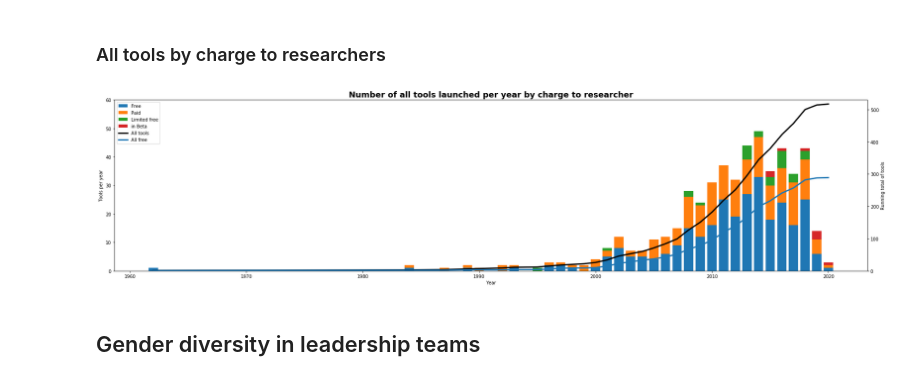
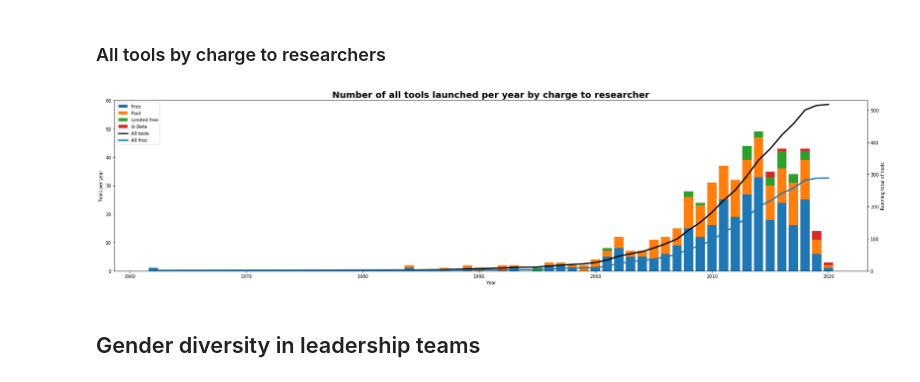
Before and after one commit to sagepublishing/sage_tools_social_science, a Jupyter notebook: data/tools_analysis.ipynb, the cells around one changed output. Cells and saved outputs as stored; diff of their text form; code cells hidden in the pictures.

Commit message:
adding all tools update
figures and text

```diff
--- a/data/tools_analysis.ipynb
+++ b/data/tools_analysis.ipynb
@@ -118,35 +118,35 @@ pivot_charge_totals['all'] = pivot_charge_totals.sum(axis=1)
 
 fig1, axt1 = plt.subplots(figsize=(30, 7))
 
 #plt.bar(pivot_charge.index.year, pivot_charge['Free'])
 axt1.bar(pivot_charge.index.year, pivot_charge['Free'], label='Free')
 axt1.bar(pivot_charge.index.year, pivot_charge['Paid'], bottom=pivot_charge['Free'], label='Paid')
 axt1.bar(pivot_charge.index.year, pivot_charge['Limited free'], bottom=[x+y for x,y in zip(pivot_charge['Free'],pivot_charge['Paid'])], label='Limited free')
 axt1.bar(pivot_charge.index.year, pivot_charge['in beta'], bottom=[x+y+z for x,y,z in zip(pivot_charge['Free'],pivot_charge['Paid'],pivot_charge['Limited free'])], label='in Beta')
 
 axt2 = axt1.twinx()
 
 axt2.plot(pivot_charge_totals.index.year, pivot_charge_totals['all'], label='All tools', linewidth=3.0, c='k')
 axt2.plot(pivot_charge_totals.index.year, pivot_charge_totals['Free'], label='All free', linewidth=3.0)
 
 axt1.set_xlabel('Year')
 axt1.set_ylabel('Tools per year')
 axt2.set_ylabel('Running total of tools')
 
 axt1.set_ylim(0,60)
 axt2.set_ylim(0,530)
 
 
 linest1, labelst1 = axt1.get_legend_handles_labels()
 linest2, labelst2 = axt2.get_legend_handles_labels()
 axt2.legend(linest1 + linest2, labelst1 + labelst2, loc=0)
 
-plt.title('Number of all tools launched per year by charge to researcher', fontdict={'fontweight':'bold', 'fontsize': 18})
+plt.title('Number of all tools launched per year by charge to researcher', fontdict={'fontweight':'bold', 'fontsize': 20})
 
 plt.savefig('images/tools_per_year_and_charge.png', dpi=300)
 plt.show()
 # %% [output]
-[figure, old version]
+[figure, new version]
 # %% [markdown]
 ## Gender diversity in leadership teams
 # %%
```
Also changed, not shown: parts of 2 cells of this notebook, 5 other files.
